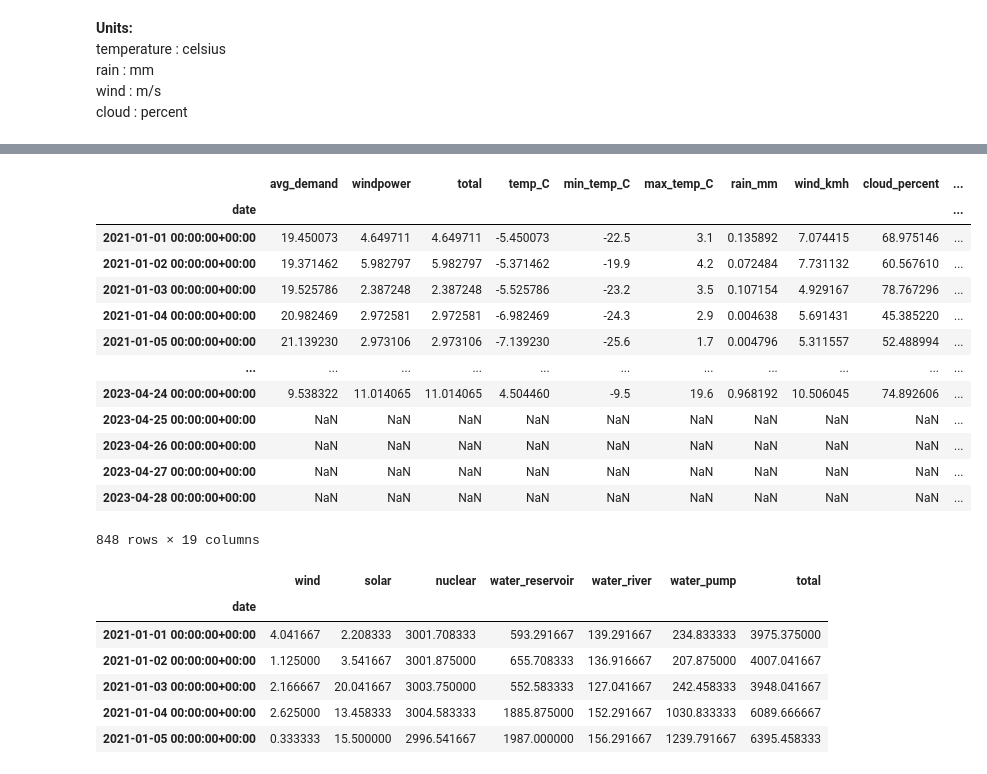
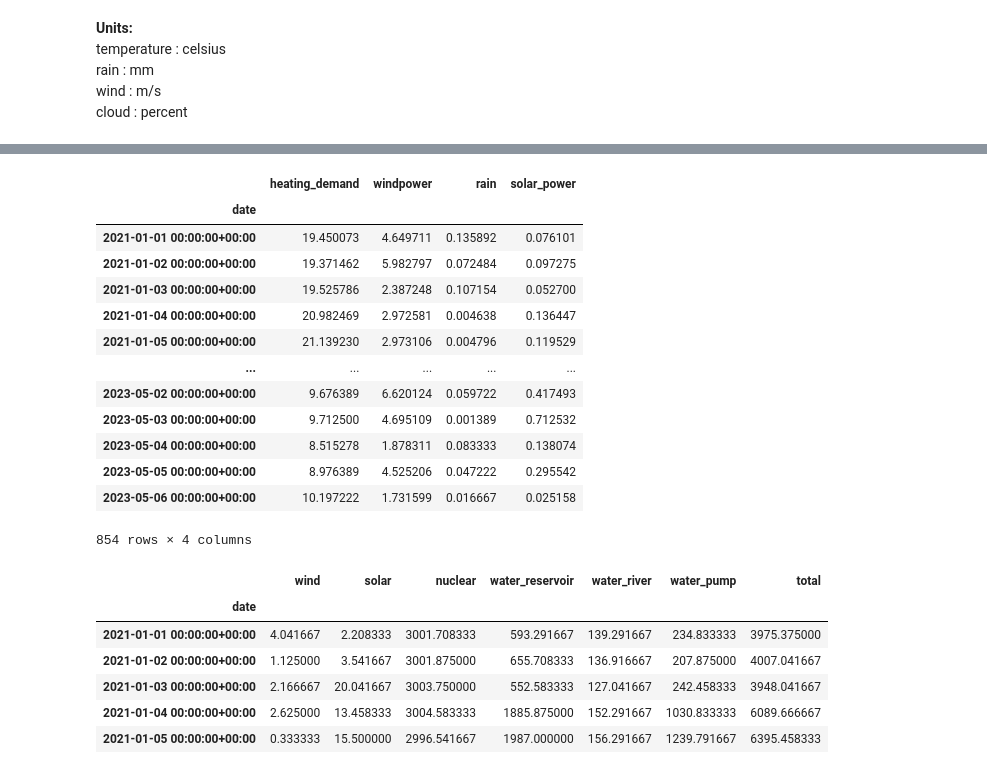
Before and after one commit to danielakomenda/scientific_programming_project, a Jupyter notebook: notebooks/data_preparation/modelling.ipynb, the cells around one changed output, grey strips where cells are left out. Cells and saved outputs as stored; diff of their text form; code cells hidden in the pictures.

```diff
--- a/notebooks/data_preparation/modelling.ipynb
+++ b/notebooks/data_preparation/modelling.ipynb
@@ -29,28 +68,36 @@ df_ow_windpower = await openweatherData.extract_windpower()
+# %%
+lat = 47
+
+solar_power = total_daily_solarpower(
+    df_w2_weather_daily.index,
+    lat
+) * (100 - df_w2_weather_daily.clouds)/100
 # %%
 input_features = []
-input_features.append(df_w2_heating_demand)
-input_features.append(df_w2_windpower)
-input_features.append(df_w2_weather_daily)
-input_features.append(df_ow_heating_demand)
-input_features.append(df_ow_windpower)
-input_features.append(df_ow_weather_daily)
+
+input_features.append(df_w2_heating_demand.heating_demand)
+input_features.append(df_w2_windpower.windpower)
+input_features.append(df_w2_weather_daily.rain)
+input_features.append(solar_power.rename("solar_power"))
+
 input_features = pd.concat(input_features, axis="columns")
+input_features = input_features.loc["2021-01-01":,:]
 input_features
 # %% [output]
-|  | avg_demand | windpower | total | temp_C | min_temp_C | max_temp_C | rain_mm | wind_kmh | cloud_percent | ... |
-| date |  |  |  |  |  |  |  |  |  | ... |
-| 2021-01-01 00:00:00+00:00 | 19.450073 | 4.649711 | 4.649711 | -5.450073 | -22.5 | 3.1 | 0.135892 | 7.074415 | 68.975146 | ... |
-| 2021-01-02 00:00:00+00:00 | 19.371462 | 5.982797 | 5.982797 | -5.371462 | -19.9 | 4.2 | 0.072484 | 7.731132 | 60.567610 | ... |
-| 2021-01-03 00:00:00+00:00 | 19.525786 | 2.387248 | 2.387248 | -5.525786 | -23.2 | 3.5 | 0.107154 | 4.929167 | 78.767296 | ... |
-| 2021-01-04 00:00:00+00:00 | 20.982469 | 2.972581 | 2.972581 | -6.982469 | -24.3 | 2.9 | 0.004638 | 5.691431 | 45.385220 | ... |
-| 2021-01-05 00:00:00+00:00 | 21.139230 | 2.973106 | 2.973106 | -7.139230 | -25.6 | 1.7 | 0.004796 | 5.311557 | 52.488994 | ... |
-| ... | ... | ... | ... | ... | ... | ... | ... | ... | ... | ... |
-| 2023-04-24 00:00:00+00:00 | 9.538322 | 11.014065 | 11.014065 | 4.504460 | -9.5 | 19.6 | 0.968192 | 10.506045 | 74.892606 | ... |
-| 2023-04-25 00:00:00+00:00 | NaN | NaN | NaN | NaN | NaN | NaN | NaN | NaN | NaN | ... |
-| 2023-04-26 00:00:00+00:00 | NaN | NaN | NaN | NaN | NaN | NaN | NaN | NaN | NaN | ... |
-| 2023-04-27 00:00:00+00:00 | NaN | NaN | NaN | NaN | NaN | NaN | NaN | NaN | NaN | ... |
-| 2023-04-28 00:00:00+00:00 | NaN | NaN | NaN | NaN | NaN | NaN | NaN | NaN | NaN | ... |
+|  | heating_demand | windpower | rain | solar_power |
+| date |  |  |  |  |
+| 2021-01-01 00:00:00+00:00 | 19.450073 | 4.649711 | 0.135892 | 0.076101 |
+| 2021-01-02 00:00:00+00:00 | 19.371462 | 5.982797 | 0.072484 | 0.097275 |
+| 2021-01-03 00:00:00+00:00 | 19.525786 | 2.387248 | 0.107154 | 0.052700 |
+| 2021-01-04 00:00:00+00:00 | 20.982469 | 2.972581 | 0.004638 | 0.136447 |
+| 2021-01-05 00:00:00+00:00 | 21.139230 | 2.973106 | 0.004796 | 0.119529 |
+| ... | ... | ... | ... | ... |
+| 2023-05-02 00:00:00+00:00 | 9.676389 | 6.620124 | 0.059722 | 0.417493 |
+| 2023-05-03 00:00:00+00:00 | 9.712500 | 4.695109 | 0.001389 | 0.712532 |
+| 2023-05-04 00:00:00+00:00 | 8.515278 | 1.878311 | 0.083333 | 0.138074 |
+| 2023-05-05 00:00:00+00:00 | 8.976389 | 4.525206 | 0.047222 | 0.295542 |
+| 2023-05-06 00:00:00+00:00 | 10.197222 | 1.731599 | 0.016667 | 0.025158 |
-848 rows × 19 columns
+854 rows × 4 columns
 # %%
 target_features = await entsoeData.extract_energy_data_daily()
 target_features.head()
```
Also changed, not shown: parts of 19 cells of this notebook, 28 other files.
